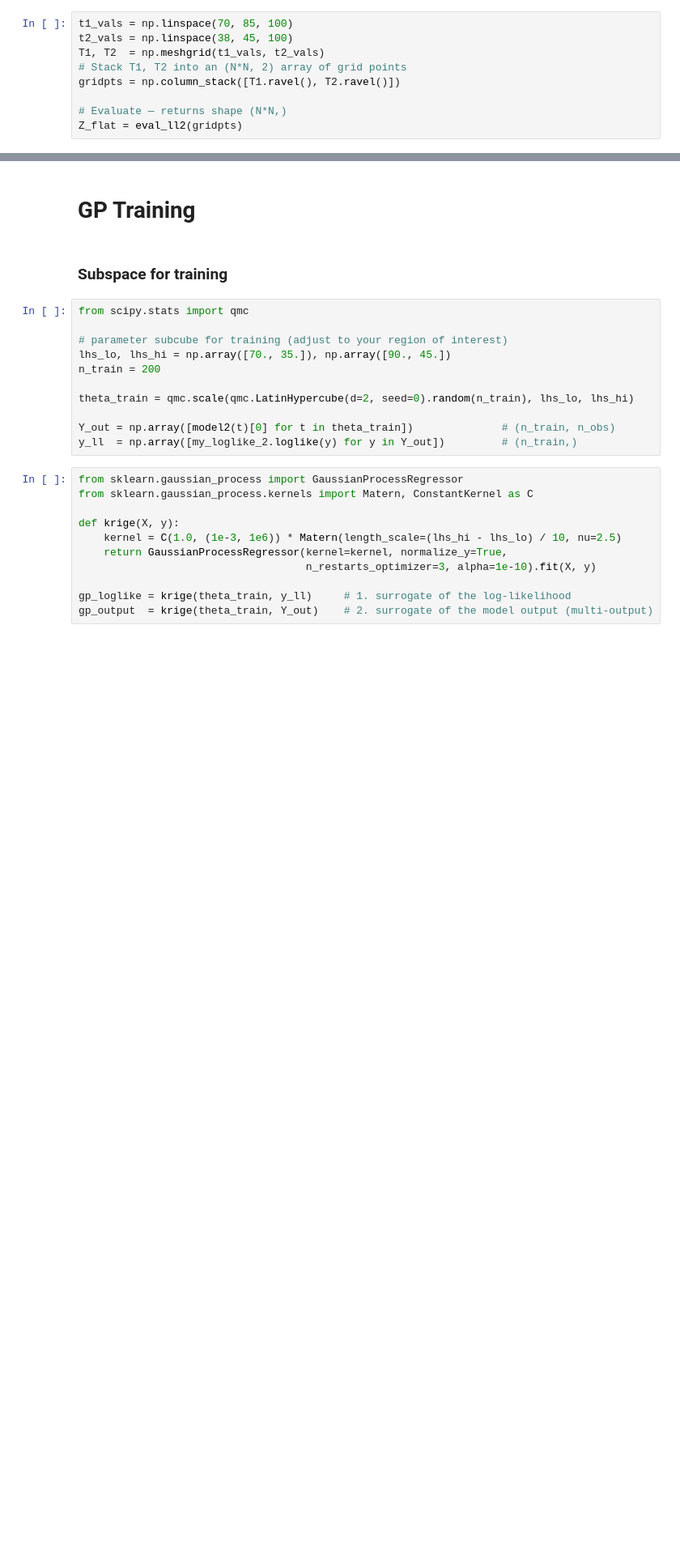
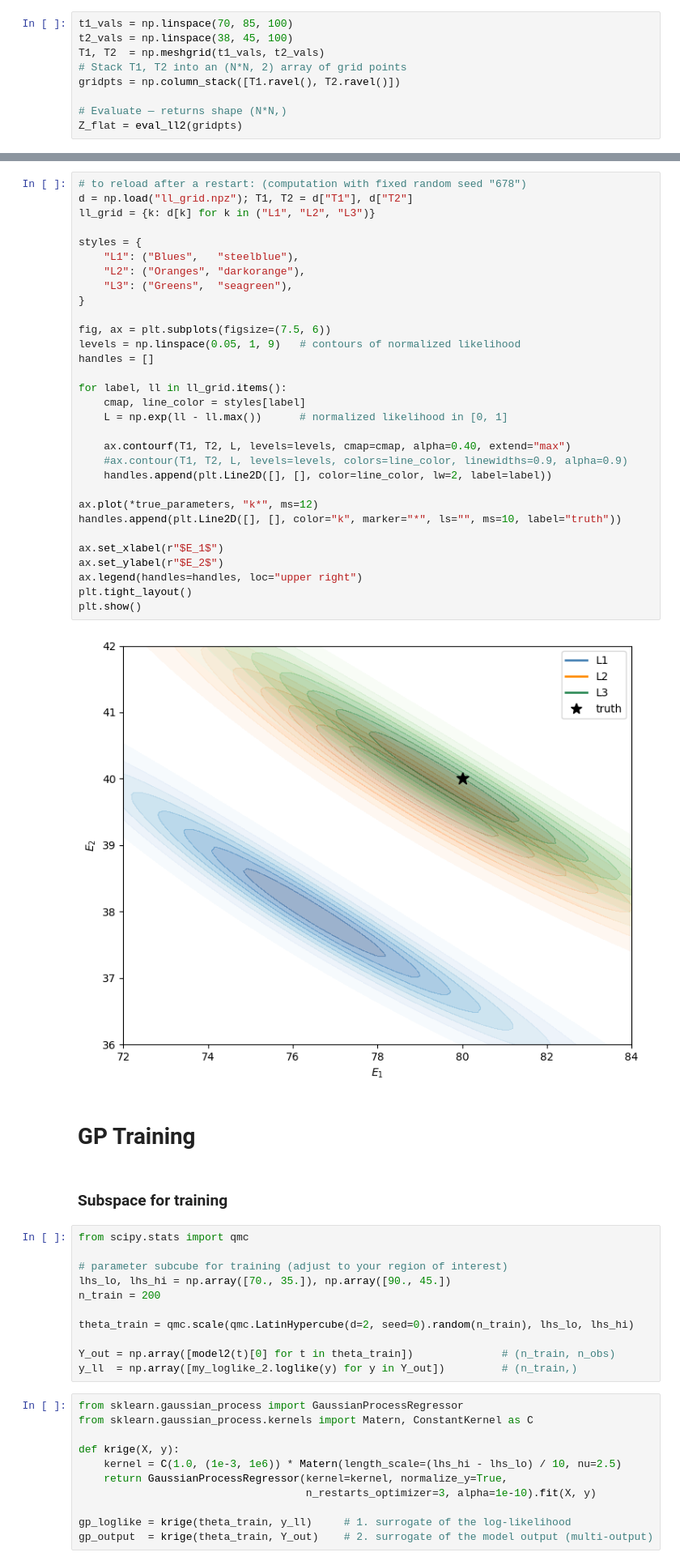
Before and after one commit to louisekluge/lin_el, a Jupyter notebook: multilevel_laminate2d_v2_young_lin.ipynb, the cells around one changed output, grey strips where cells are left out. Shown at 81% size. Cells and saved outputs as stored; diff of their text form; blank space fills up the shorter version.

Commit message:
updates to observation mesh, solving models on a grid

```diff
--- a/multilevel_laminate2d_v2_young_lin.ipynb
+++ b/multilevel_laminate2d_v2_young_lin.ipynb
@@ -530,3 +560,36 @@ plt.show()
+# %%
+# to reload after a restart: (computation with fixed random seed "678")
+d = np.load("ll_grid.npz"); T1, T2 = d["T1"], d["T2"]
+ll_grid = {k: d[k] for k in ("L1", "L2", "L3")}
+
+styles = {
+    "L1": ("Blues",   "steelblue"),
+    "L2": ("Oranges", "darkorange"),
+    "L3": ("Greens",  "seagreen"),
+}
+
+fig, ax = plt.subplots(figsize=(7.5, 6))
+levels = np.linspace(0.05, 1, 9)   # contours of normalized likelihood
+handles = []
+
+for label, ll in ll_grid.items():
+    cmap, line_color = styles[label]
+    L = np.exp(ll - ll.max())      # normalized likelihood in [0, 1]
+
+    ax.contourf(T1, T2, L, levels=levels, cmap=cmap, alpha=0.40, extend="max")
+    #ax.contour(T1, T2, L, levels=levels, colors=line_color, linewidths=0.9, alpha=0.9)
+    handles.append(plt.Line2D([], [], color=line_color, lw=2, label=label))
+
+ax.plot(*true_parameters, "k*", ms=12)
+handles.append(plt.Line2D([], [], color="k", marker="*", ls="", ms=10, label="truth"))
+
+ax.set_xlabel(r"$E_1$")
+ax.set_ylabel(r"$E_2$")
+ax.legend(handles=handles, loc="upper right")
+plt.tight_layout()
+plt.show()
+# %% [output]
+[figure, added]
 # %% [markdown]
 # GP Training
 # %% [markdown]
```
Also changed, not shown: parts of 16 cells of this notebook, 3 other files.
